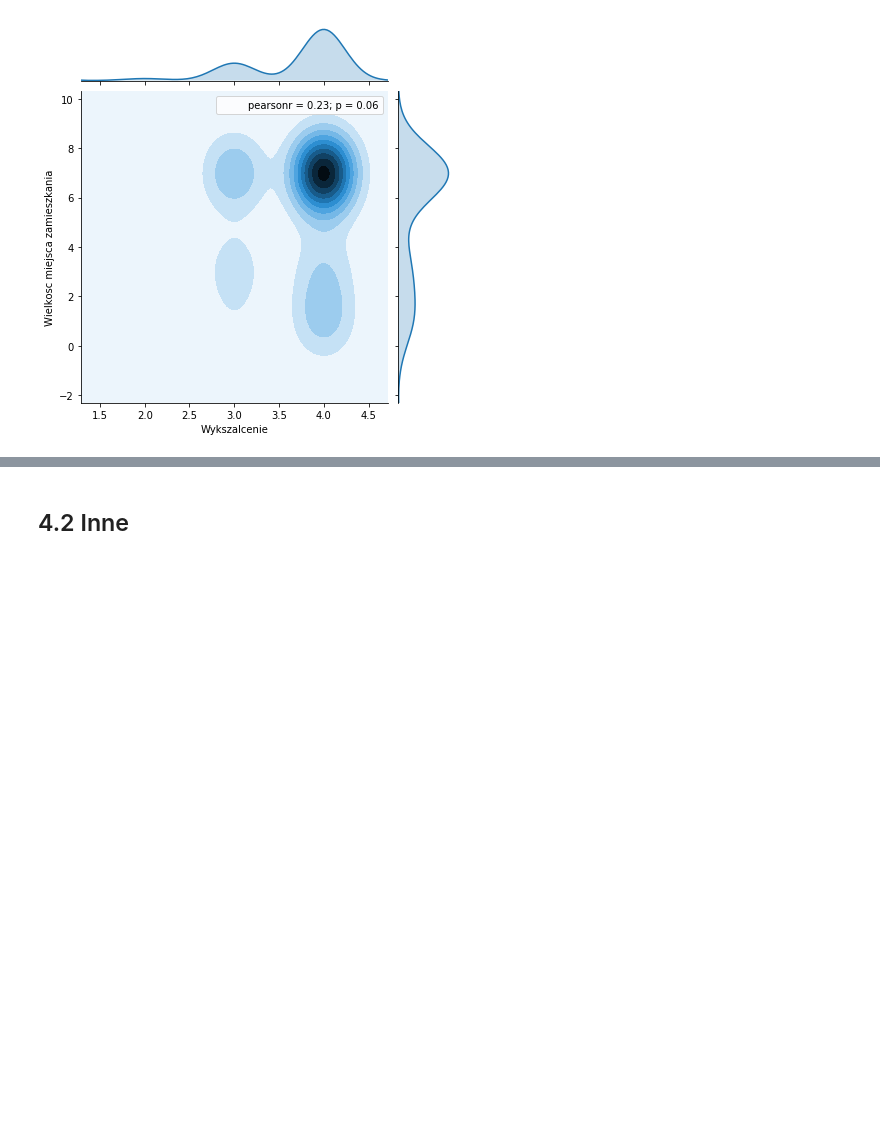
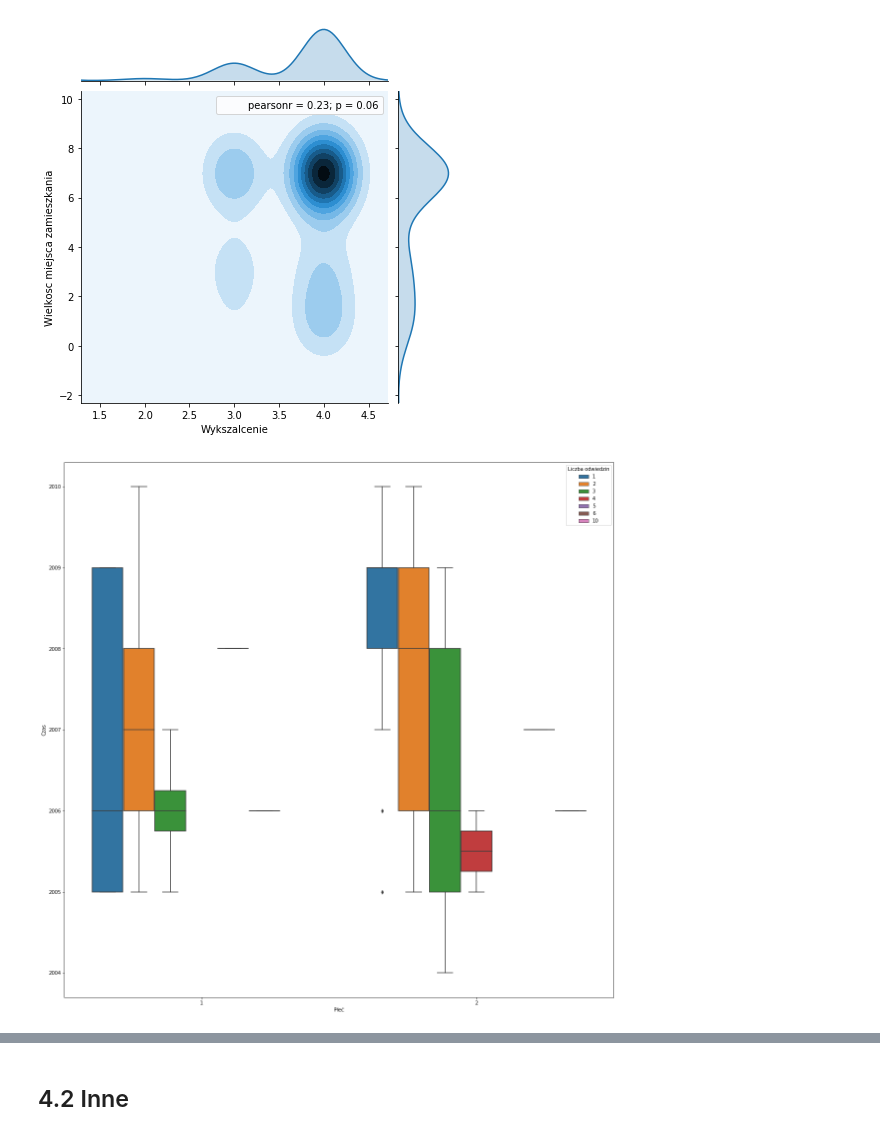
Before and after one commit to wernerolaf/WUM_projekt2, a Jupyter notebook: Prezentacja1.ipynb, the cells around one changed output, grey strips where cells are left out. Saved outputs shown, nothing was run; the diff lists cells and outputs as text; code cells hidden in the pictures; blank space fills up the shorter version.

```diff
--- a/Prezentacja1.ipynb
+++ b/Prezentacja1.ipynb
@@ -131,3 +131,7 @@ Tu wpisujemy nasze pomysły:
 wyksztalcenie_miejsceZamieszkania.fig
 # %% [output]
 [figure]
+# %%
+plec_liczbaOdwiedzin.legend(title = "Liczba odwiedzin").figure
+# %% [output]
+[figure, added]
```
Also changed, not shown: parts of 1 cell of this notebook.
